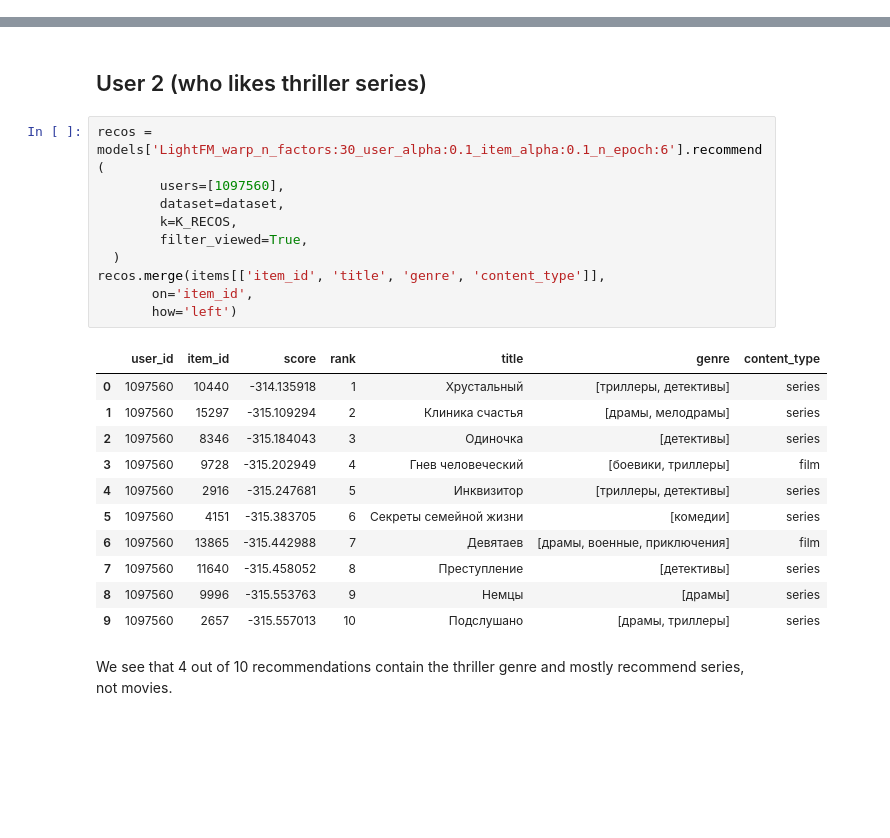
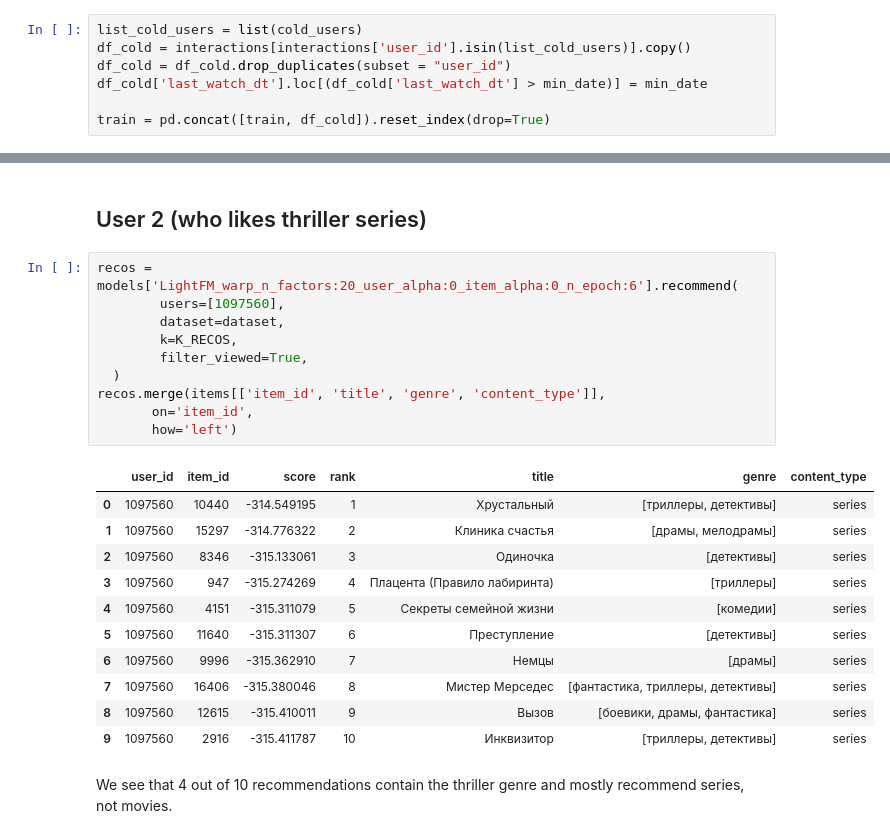
Before and after one commit to YUNGC0DE/RecoServiceTeam30, a Jupyter notebook: Notebooks/hw4/hw4.ipynb, the cells around one changed output, grey strips where cells are left out. Saved outputs shown, nothing was run; the diff lists cells and outputs as text; blank space fills up the shorter version.

```diff
--- a/Notebooks/hw4/hw4.ipynb
+++ b/Notebooks/hw4/hw4.ipynb
@@ -299,3 +303,10 @@ test.drop(test[test[Columns.User].isin(cold_users)].index, inplace=True)
+# %%
+list_cold_users = list(cold_users)
+df_cold = interactions[interactions['user_id'].isin(list_cold_users)].copy()
+df_cold = df_cold.drop_duplicates(subset = "user_id")
+df_cold['last_watch_dt'].loc[(df_cold['last_watch_dt'] > min_date)] = min_date
+
+train = pd.concat([train, df_cold]).reset_index(drop=True)
 # %% [markdown]
 # Prepare features
 
@@ -787,27 +796,27 @@ We see that all 10 recommendations contain genres of melodrama or comedy. Also,
 # %% [markdown]
 ## User 2 (who likes thriller series)
 # %%
-recos = models['LightFM_warp_n_factors:30_user_alpha:0.1_item_alpha:0.1_n_epoch:6'].recommend(
+recos = models['LightFM_warp_n_factors:20_user_alpha:0_item_alpha:0_n_epoch:6'].recommend(
         users=[1097560],
         dataset=dataset,
         k=K_RECOS,
         filter_viewed=True,
   )
 recos.merge(items[['item_id', 'title', 'genre', 'content_type']],
        on='item_id',
        how='left')
 # %% [output]
 |  | user_id | item_id | score | rank | title | genre | content_type |
-| 0 | 1097560 | 10440 | -314.135918 | 1 | Хрустальный | [триллеры, детективы] | series |
-| 1 | 1097560 | 15297 | -315.109294 | 2 | Клиника счастья | [драмы, мелодрамы] | series |
-| 2 | 1097560 | 8346 | -315.184043 | 3 | Одиночка | [детективы] | series |
-| 3 | 1097560 | 9728 | -315.202949 | 4 | Гнев человеческий | [боевики, триллеры] | film |
-| 4 | 1097560 | 2916 | -315.247681 | 5 | Инквизитор | [триллеры, детективы] | series |
-| 5 | 1097560 | 4151 | -315.383705 | 6 | Секреты семейной жизни | [комедии] | series |
-| 6 | 1097560 | 13865 | -315.442988 | 7 | Девятаев | [драмы, военные, приключения] | film |
-| 7 | 1097560 | 11640 | -315.458052 | 8 | Преступление | [детективы] | series |
-| 8 | 1097560 | 9996 | -315.553763 | 9 | Немцы | [драмы] | series |
-| 9 | 1097560 | 2657 | -315.557013 | 10 | Подслушано | [драмы, триллеры] | series |
+| 0 | 1097560 | 10440 | -314.549195 | 1 | Хрустальный | [триллеры, детективы] | series |
+| 1 | 1097560 | 15297 | -314.776322 | 2 | Клиника счастья | [драмы, мелодрамы] | series |
+| 2 | 1097560 | 8346 | -315.133061 | 3 | Одиночка | [детективы] | series |
+| 3 | 1097560 | 947 | -315.274269 | 4 | Плацента (Правило лабиринта) | [триллеры] | series |
+| 4 | 1097560 | 4151 | -315.311079 | 5 | Секреты семейной жизни | [комедии] | series |
+| 5 | 1097560 | 11640 | -315.311307 | 6 | Преступление | [детективы] | series |
+| 6 | 1097560 | 9996 | -315.362910 | 7 | Немцы | [драмы] | series |
+| 7 | 1097560 | 16406 | -315.380046 | 8 | Мистер Мерседес | [фантастика, триллеры, детективы] | series |
+| 8 | 1097560 | 12615 | -315.410011 | 9 | Вызов | [боевики, драмы, фантастика] | series |
+| 9 | 1097560 | 2916 | -315.411787 | 10 | Инквизитор | [триллеры, детективы] | series |
 # %% [markdown]
 We see that 4 out of 10 recommendations contain the thriller genre and mostly recommend series, not movies.
 # %% [markdown]
```
Also changed, not shown: parts of 23 cells of this notebook.
